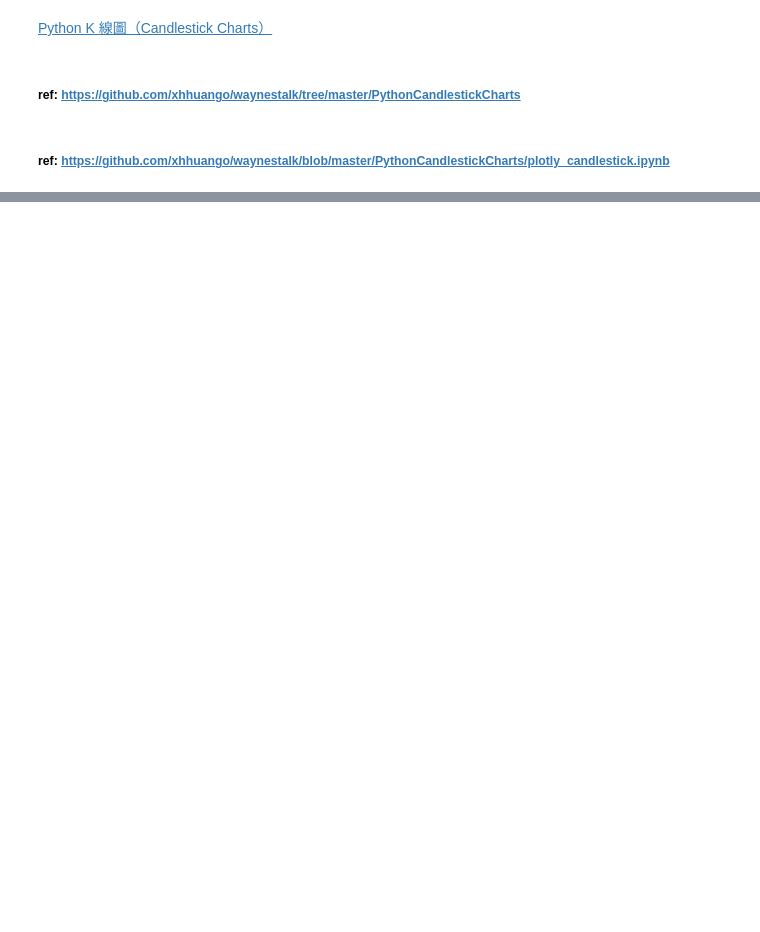
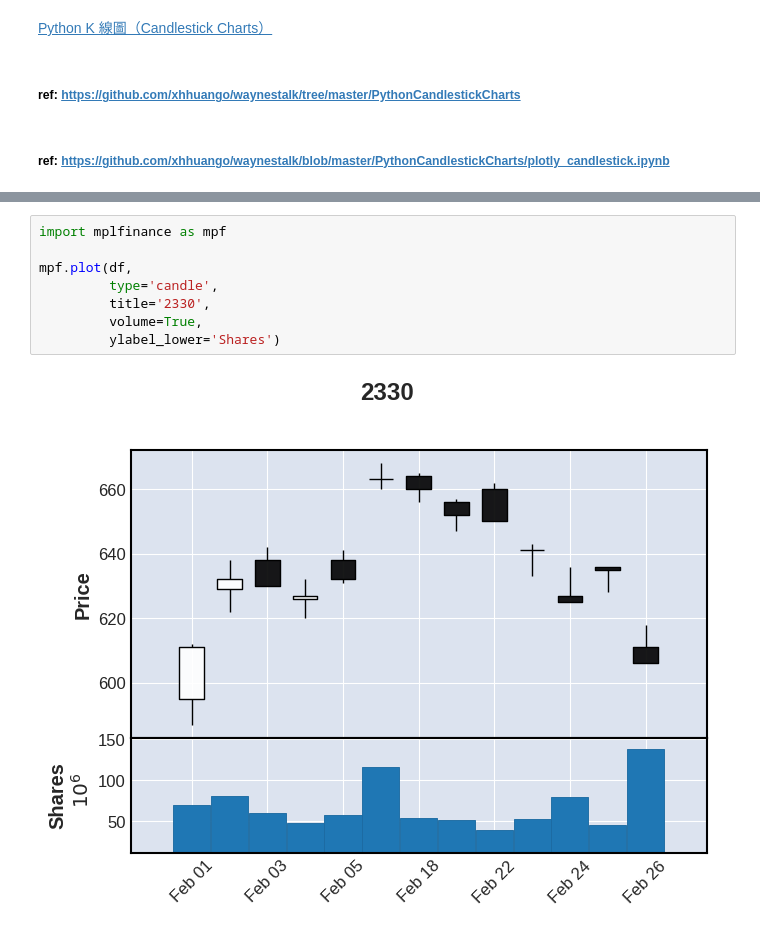
Before and after one commit to chiyanglin-AStar/python_stock_study, a Jupyter notebook: K-Line_02.ipynb, the cells around one changed output, grey strips where cells are left out. Cells and saved outputs as stored; diff of their text form; blank space fills up the shorter version.

```diff
--- a/K-Line_02.ipynb
+++ b/K-Line_02.ipynb
@@ -74,0 +66,10 @@ fig.show()
+# %%
+import mplfinance as mpf
+
+mpf.plot(df,
+         type='candle',
+         title='2330',
+         volume=True,
+         ylabel_lower='Shares')
+# %% [output]
+[figure, added]
```
Also changed, not shown: parts of 14 cells of this notebook.
